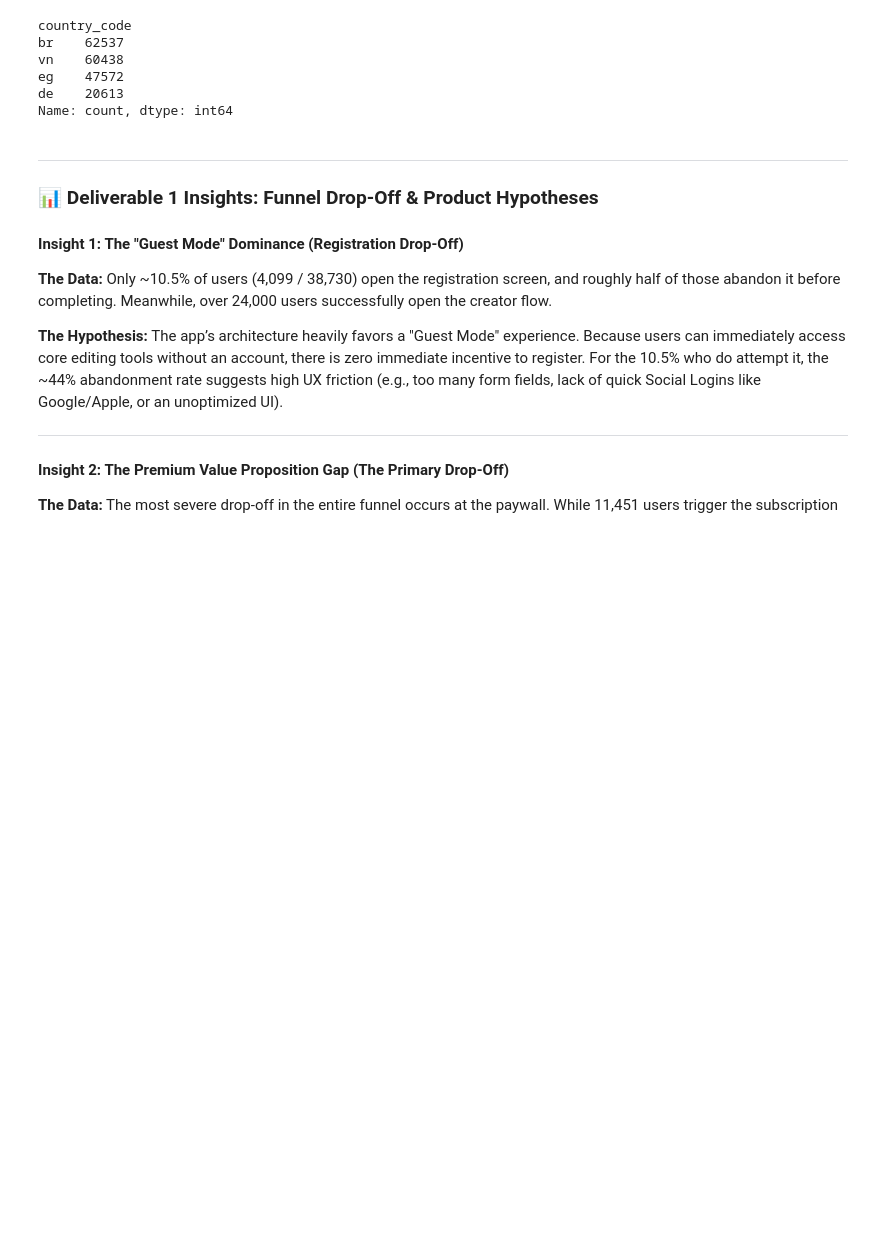
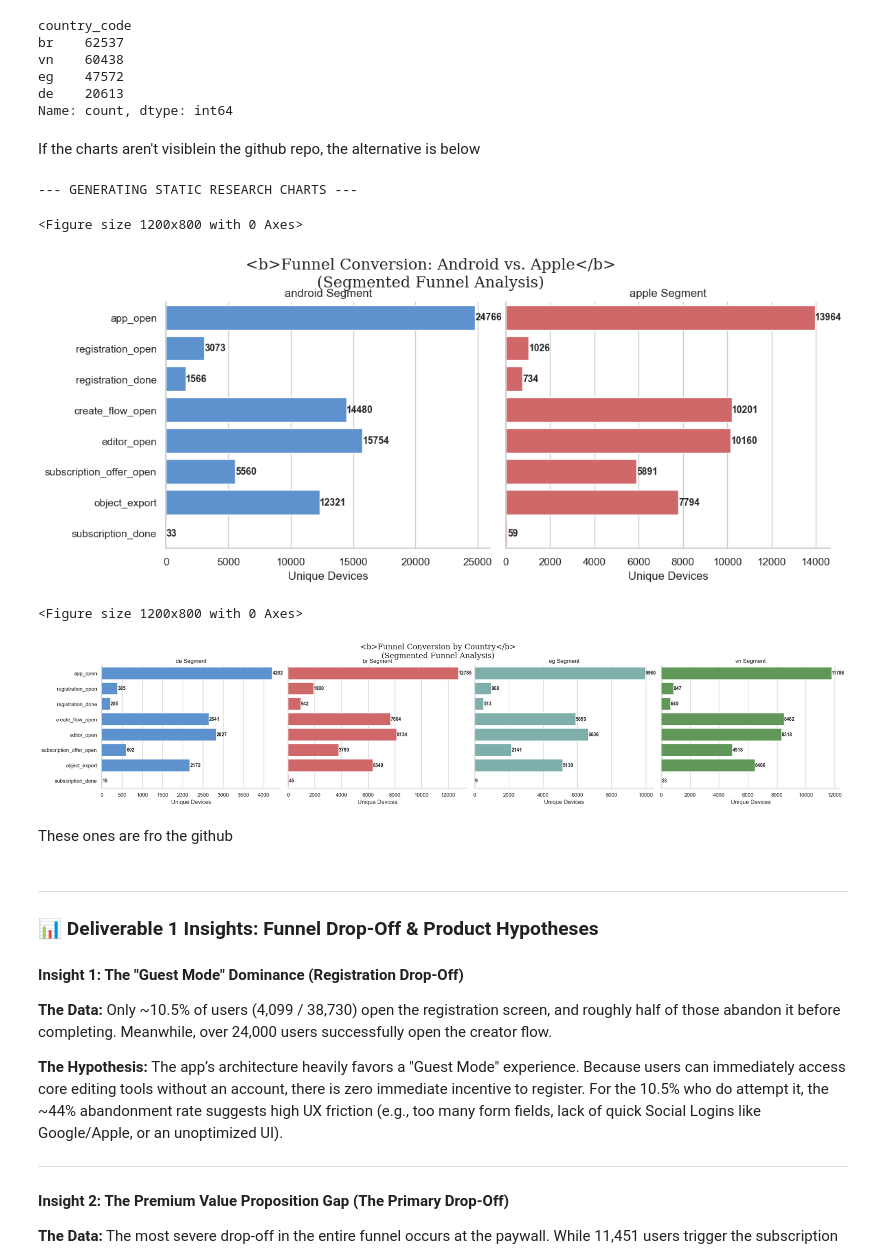
Before and after one commit to VaheGdlyan/DS_Projects, a Jupyter notebook: task_1_subscription_funnel/task_1_subscription_funnel.ipynb, the cells around one changed output. Saved outputs shown, nothing was run; the diff lists cells and outputs as text; code cells hidden in the pictures; blank space fills up the shorter version.

Commit message:
fix:charts specific for the repo

```diff
--- a/task_1_subscription_funnel/task_1_subscription_funnel.ipynb
+++ b/task_1_subscription_funnel/task_1_subscription_funnel.ipynb
@@ -271,6 +271,59 @@ fig_country.update_layout(
     funnelmode="group"
 )
 fig_country.show()
+# %% [markdown]
+If the charts aren't visiblein the github repo, the alternative is below
+# %%
+sns.set_theme(style="whitegrid")
+research_palette = ["#4A90E2", "#E15759", "#76B7B2", "#59A14F"]
+
+def plot_research_funnel(df, title, segment_name):
+    """
+    Creates a professional, static faceted funnel chart
+    suitable for research papers and GitHub rendering.
+    """
+    plt.figure(figsize=(12, 8))
+
+    # Create a FacetGrid to compare segments side-by-side
+    g = sns.FacetGrid(df, col="segment", hue="segment",
+                     palette=research_palette, height=5, aspect=1.2,
+                     sharex=False) # sharex=False allows us to see conversion clearly
+
+    # Map the horizontal barplot
+    g.map(sns.barplot, "unique_devices", "stage", order=funnel_stages)
+
+    # Professional Styling
+    g.set_titles(col_template="{col_name} Segment")
+    g.set_axis_labels("Unique Devices", "")
+
+    plt.subplots_adjust(top=0.85)
+    g.fig.suptitle(f"<b>{title}</b>\n(Segmented Funnel Analysis)",
+                   fontsize=16, fontfamily='serif')
+
+    # Add data labels for that 'Senior Analyst' touch
+    for ax in g.axes.flat:
+        for p in ax.patches:
+            width = p.get_width()
+            ax.text(width + 10, p.get_y() + p.get_height()/2,
+                    f'{int(width)}', va='center', fontsize=10, fontweight='bold')
+
+    plt.show()
+
+# --- EXECUTE VISUALS ---
+print("--- GENERATING STATIC RESEARCH CHARTS ---")
+# Plot A: Platform
+plot_research_funnel(platform_funnel, "Funnel Conversion: Android vs. Apple", "platform")
+
+# Plot B: Country
+plot_research_funnel(country_funnel, "Funnel Conversion by Country", "country_code")
+# %% [output]
+--- GENERATING STATIC RESEARCH CHARTS ---
+<Figure size 1200x800 with 0 Axes>
+[figure, added]
+<Figure size 1200x800 with 0 Axes>
+[figure, added]
+# %% [markdown]
+These ones are fro the github
 # %% [markdown]
 ---
 ### **📊 Deliverable 1 Insights: Funnel Drop-Off & Product Hypotheses** ###
```
